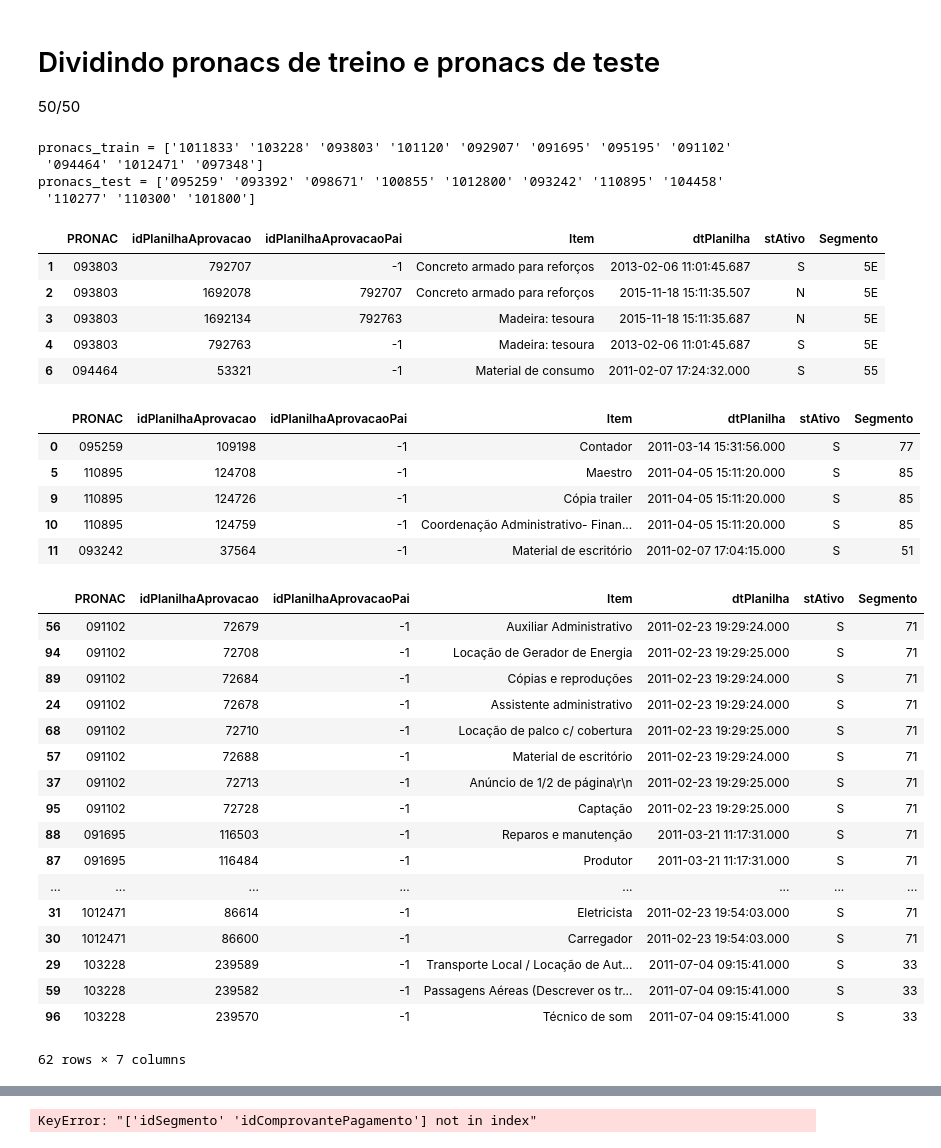
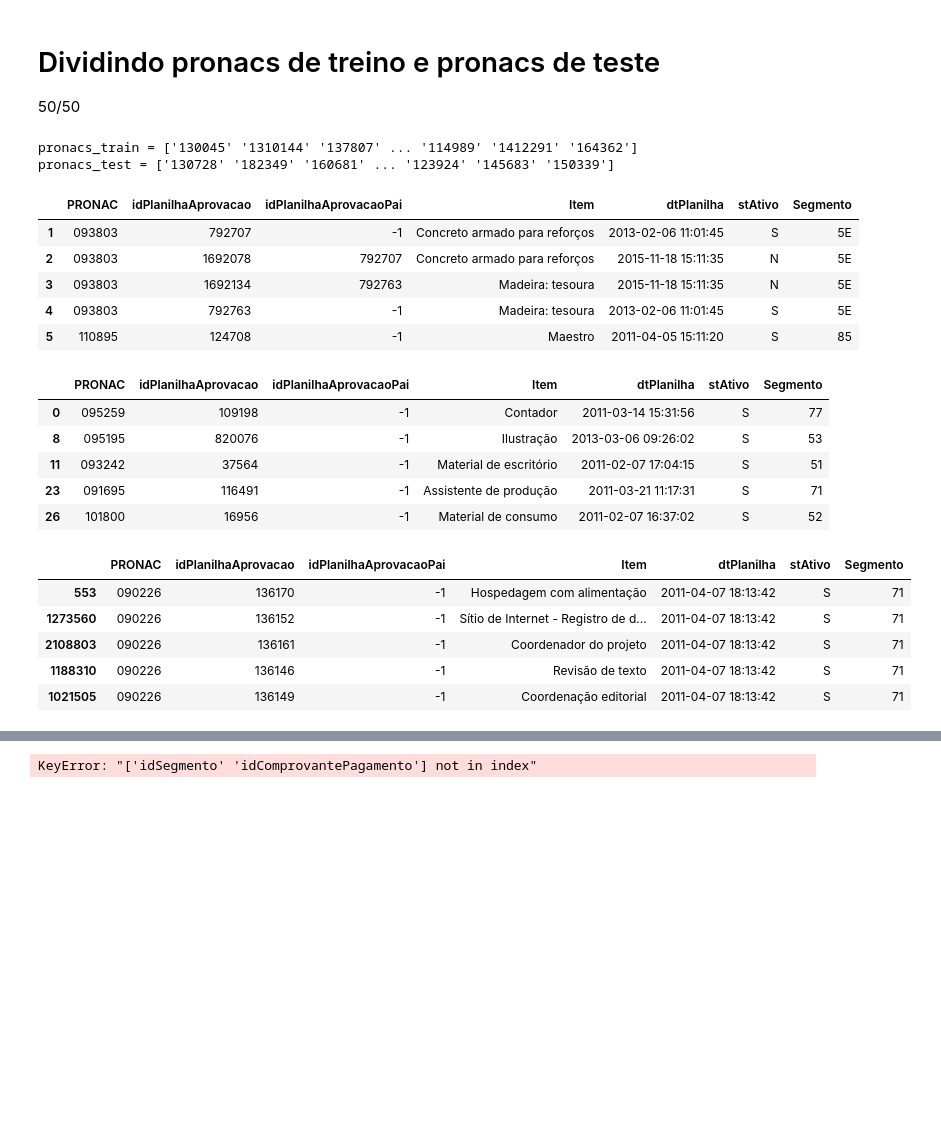
Before and after one commit to lappis-unb/salic-ml, a Jupyter notebook: notebooks/doing/feature_spreadsheet.ipynb, the cells around one changed output, grey strips where cells are left out. Cells and saved outputs as stored; diff of their text form; code cells hidden in the pictures; blank space fills up the shorter version.

```diff
--- a/notebooks/doing/feature_spreadsheet.ipynb
+++ b/notebooks/doing/feature_spreadsheet.ipynb
@@ -35,5 +35,5 @@ QUERY: /data/scripts/planilha_orcamentaria.sql
 # %%
-dt_aprovacao_pai = 'planilha_aprovacao_pai_head.csv'
+dt_aprovacao_pai = 'planilha_aprovacao_pai.csv'
 usecols = ['PRONAC', 'idPlanilhaAprovacao', 'idPlanilhaAprovacaoPai',
        'Item', 'dtPlanilha', 'stAtivo', 'Segmento',]
 
@@ -45,7 +45,6 @@ dt_aprovacao['idPlanilhaAprovacaoPai'] = dt_aprovacao['idPlanilhaAprovacaoPai'].
 dt_aprovacao['idPlanilhaAprovacaoPai'] = dt_aprovacao['idPlanilhaAprovacaoPai'].round(0).astype(int)
 
 display(dt_aprovacao.columns)
-display(dt_aprovacao.dtypes)
 dt_aprovacao.head()
 # %% [output]
 Index(['PRONAC', 'idPlanilhaAprovacao', 'idPlanilhaAprovacaoPai', 'Item',
@@ -67,0 +61,7 @@ dtype: object
+# %%
+from datetime import datetime
+
+date_column = 'dtPlanilha'
+dt_aprovacao[date_column] = pd.to_datetime(dt_aprovacao[date_column], format = Dates.DATE_INPUT_FORMAT)
+dt_aprovacao[date_column] = dt_aprovacao[date_column].values.astype('datetime64[s]')
+display(dt_aprovacao.dtypes)
@@ -96,44 +105,30 @@ assert (dt_train.shape[0] + dt_test.shape[0]) == dt_aprovacao.shape[0]
 display(dt_train.head())
 display(dt_test.head())
 # %% [output]
-pronacs_train = ['1011833' '103228' '093803' '101120' '092907' '091695' '095195' '091102'
- '094464' '1012471' '097348']
-pronacs_test = ['095259' '093392' '098671' '100855' '1012800' '093242' '110895' '104458'
- '110277' '110300' '101800']
+pronacs_train = ['130045' '1310144' '137807' ... '114989' '1412291' '164362']
+pronacs_test = ['130728' '182349' '160681' ... '123924' '145683' '150339']
 |  | PRONAC | idPlanilhaAprovacao | idPlanilhaAprovacaoPai | Item | dtPlanilha | stAtivo | Segmento |
-| 1 | 093803 | 792707 | -1 | Concreto armado para reforços | 2013-02-06 11:01:45.687 | S | 5E |
-| 2 | 093803 | 1692078 | 792707 | Concreto armado para reforços | 2015-11-18 15:11:35.507 | N | 5E |
-| 3 | 093803 | 1692134 | 792763 | Madeira: tesoura | 2015-11-18 15:11:35.687 | N | 5E |
-| 4 | 093803 | 792763 | -1 | Madeira: tesoura | 2013-02-06 11:01:45.687 | S | 5E |
-| 6 | 094464 | 53321 | -1 | Material de consumo | 2011-02-07 17:24:32.000 | S | 55 |
+| 1 | 093803 | 792707 | -1 | Concreto armado para reforços | 2013-02-06 11:01:45 | S | 5E |
+| 2 | 093803 | 1692078 | 792707 | Concreto armado para reforços | 2015-11-18 15:11:35 | N | 5E |
+| 3 | 093803 | 1692134 | 792763 | Madeira: tesoura | 2015-11-18 15:11:35 | N | 5E |
+| 4 | 093803 | 792763 | -1 | Madeira: tesoura | 2013-02-06 11:01:45 | S | 5E |
+| 5 | 110895 | 124708 | -1 | Maestro | 2011-04-05 15:11:20 | S | 85 |
 |  | PRONAC | idPlanilhaAprovacao | idPlanilhaAprovacaoPai | Item | dtPlanilha | stAtivo | Segmento |
-| 0 | 095259 | 109198 | -1 | Contador | 2011-03-14 15:31:56.000 | S | 77 |
-| 5 | 110895 | 124708 | -1 | Maestro | 2011-04-05 15:11:20.000 | S | 85 |
-| 9 | 110895 | 124726 | -1 | Cópia trailer | 2011-04-05 15:11:20.000 | S | 85 |
-| 10 | 110895 | 124759 | -1 | Coordenação Administrativo- Finan... | 2011-04-05 15:11:20.000 | S | 85 |
-| 11 | 093242 | 37564 | -1 | Material de escritório | 2011-02-07 17:04:15.000 | S | 51 |
+| 0 | 095259 | 109198 | -1 | Contador | 2011-03-14 15:31:56 | S | 77 |
+| 8 | 095195 | 820076 | -1 | Ilustração | 2013-03-06 09:26:02 | S | 53 |
+| 11 | 093242 | 37564 | -1 | Material de escritório | 2011-02-07 17:04:15 | S | 51 |
+| 23 | 091695 | 116491 | -1 | Assistente de produção | 2011-03-21 11:17:31 | S | 71 |
+| 26 | 101800 | 16956 | -1 | Material de consumo | 2011-02-07 16:37:02 | S | 52 |
 # %%
 dt_train.sort_values(by=['PRONAC'], inplace=True)
-dt_train.head(100)
+dt_train.head(5)
 # %% [output]
 |  | PRONAC | idPlanilhaAprovacao | idPlanilhaAprovacaoPai | Item | dtPlanilha | stAtivo | Segmento |
-| 56 | 091102 | 72679 | -1 | Auxiliar Administrativo | 2011-02-23 19:29:24.000 | S | 71 |
-| 94 | 091102 | 72708 | -1 | Locação de Gerador de Energia | 2011-02-23 19:29:25.000 | S | 71 |
-| 89 | 091102 | 72684 | -1 | Cópias e reproduções | 2011-02-23 19:29:24.000 | S | 71 |
-| 24 | 091102 | 72678 | -1 | Assistente administrativo | 2011-02-23 19:29:24.000 | S | 71 |
-| 68 | 091102 | 72710 | -1 | Locação de palco c/ cobertura | 2011-02-23 19:29:25.000 | S | 71 |
-| 57 | 091102 | 72688 | -1 | Material de escritório | 2011-02-23 19:29:24.000 | S | 71 |
-| 37 | 091102 | 72713 | -1 | Anúncio de 1/2 de página\r\n | 2011-02-23 19:29:25.000 | S | 71 |
-| 95 | 091102 | 72728 | -1 | Captação | 2011-02-23 19:29:25.000 | S | 71 |
-| 88 | 091695 | 116503 | -1 | Reparos e manutenção | 2011-03-21 11:17:31.000 | S | 71 |
-| 87 | 091695 | 116484 | -1 | Produtor | 2011-03-21 11:17:31.000 | S | 71 |
-| ... | ... | ... | ... | ... | ... | ... | ... |
-| 31 | 1012471 | 86614 | -1 | Eletricista | 2011-02-23 19:54:03.000 | S | 71 |
-| 30 | 1012471 | 86600 | -1 | Carregador | 2011-02-23 19:54:03.000 | S | 71 |
-| 29 | 103228 | 239589 | -1 | Transporte Local / Locação de Aut... | 2011-07-04 09:15:41.000 | S | 33 |
-| 59 | 103228 | 239582 | -1 | Passagens Aéreas (Descrever os tr... | 2011-07-04 09:15:41.000 | S | 33 |
-| 96 | 103228 | 239570 | -1 | Técnico de som | 2011-07-04 09:15:41.000 | S | 33 |
+| 553 | 090226 | 136170 | -1 | Hospedagem com alimentação | 2011-04-07 18:13:42 | S | 71 |
+| 1273560 | 090226 | 136152 | -1 | Sítio de Internet - Registro de d... | 2011-04-07 18:13:42 | S | 71 |
+| 2108803 | 090226 | 136161 | -1 | Coordenador do projeto | 2011-04-07 18:13:42 | S | 71 |
+| 1188310 | 090226 | 136146 | -1 | Revisão de texto | 2011-04-07 18:13:42 | S | 71 |
+| 1021505 | 090226 | 136149 | -1 | Coordenação editorial | 2011-04-07 18:13:42 | S | 71 |
-62 rows × 7 columns
 # %%
 dt_pronac = dt_train.groupby(by=['PRONAC'])
 # %%
```
Also changed, not shown: parts of 9 cells of this notebook.
